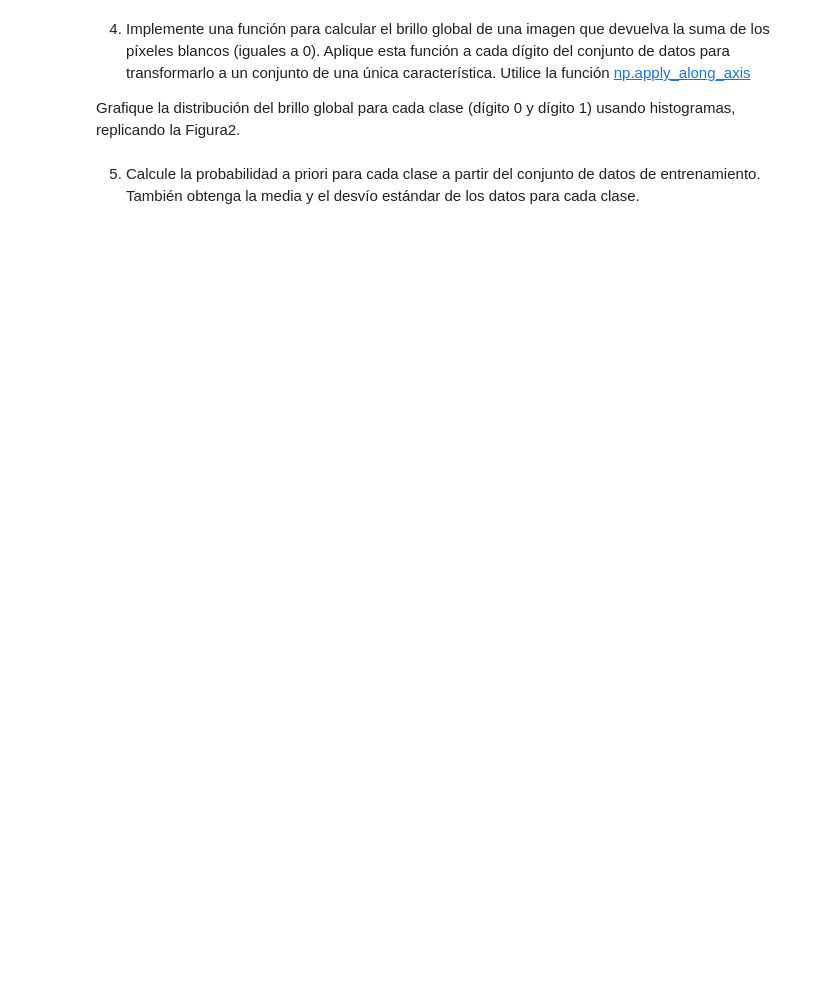
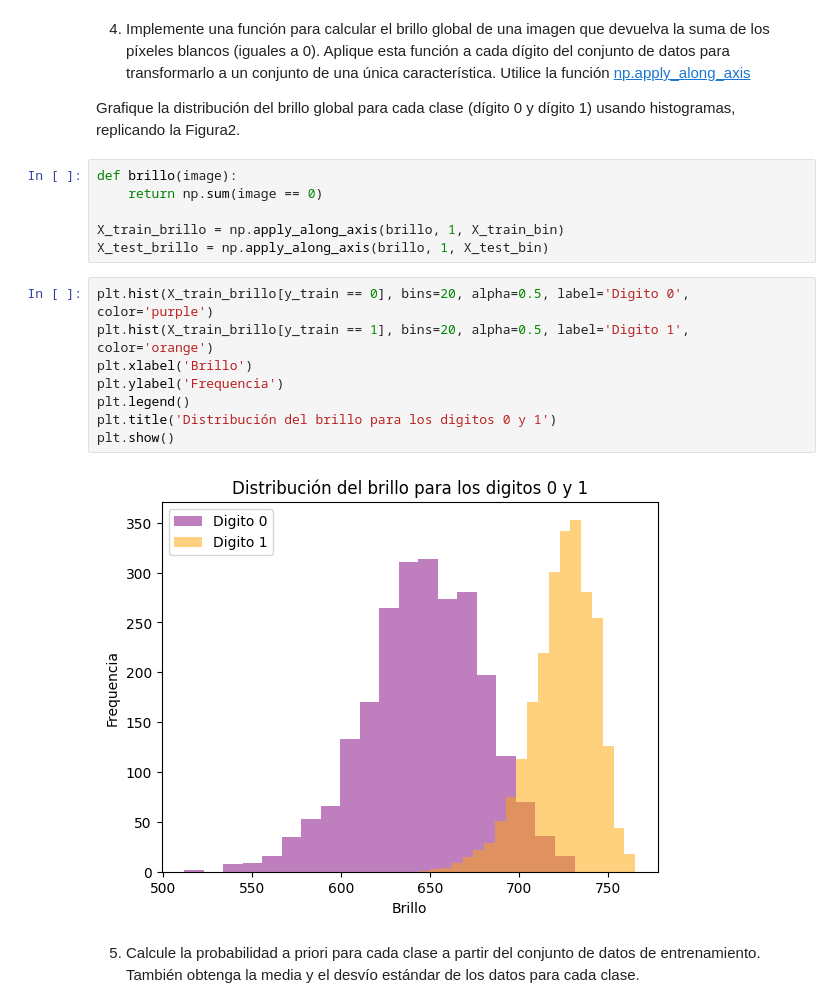
Before and after one commit to DinoMondino/IA, a Jupyter notebook: _5_Bayes-AD/NaiveBayes.ipynb, the cells around one changed output. Saved outputs shown, nothing was run; the diff lists cells and outputs as text; blank space fills up the shorter version.

```diff
--- a/_5_Bayes-AD/NaiveBayes.ipynb
+++ b/_5_Bayes-AD/NaiveBayes.ipynb
@@ -151,5 +175,21 @@ En el archivo `digitos_0_1.csv` de la carpeta `1_datos` se tienen dígitos manus
 4. Implemente una función para calcular el brillo global de una imagen que devuelva la suma de los píxeles blancos (iguales a 0). Aplique esta función a cada dígito del conjunto de datos para transformarlo a un conjunto de una única característica. Utilice la función [np.apply_along_axis](https://numpy.org/doc/stable/reference/generated/numpy.apply_along_axis.html)
 
 Grafique la distribución del brillo global para cada clase (dígito 0 y dígito 1) usando histogramas, replicando la Figura2.
+# %%
+def brillo(image):
+    return np.sum(image == 0)
+
+X_train_brillo = np.apply_along_axis(brillo, 1, X_train_bin)
+X_test_brillo = np.apply_along_axis(brillo, 1, X_test_bin)
+# %%
+plt.hist(X_train_brillo[y_train == 0], bins=20, alpha=0.5, label='Digito 0', color='purple')
+plt.hist(X_train_brillo[y_train == 1], bins=20, alpha=0.5, label='Digito 1', color='orange')
+plt.xlabel('Brillo')
+plt.ylabel('Frequencia')
+plt.legend()
+plt.title('Distribución del brillo para los digitos 0 y 1')
+plt.show()
+# %% [output]
+[figure, added]
 # %% [markdown]
 5. Calcule la probabilidad a priori para cada clase a partir del conjunto de datos de entrenamiento. También obtenga la media y el desvío estándar de los datos para cada clase.
```
Also changed, not shown: parts of 8 cells of this notebook.
